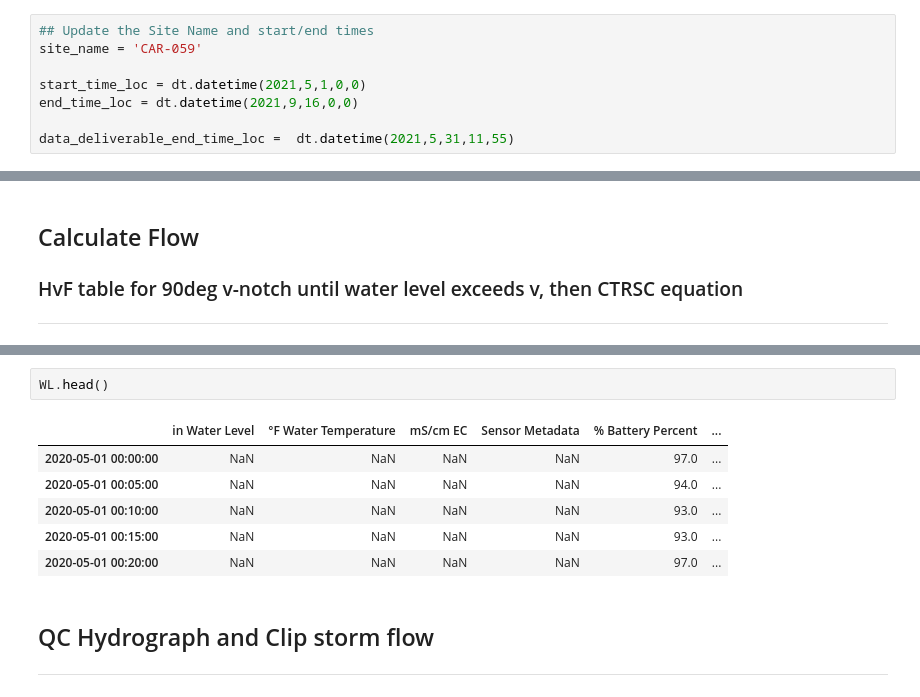
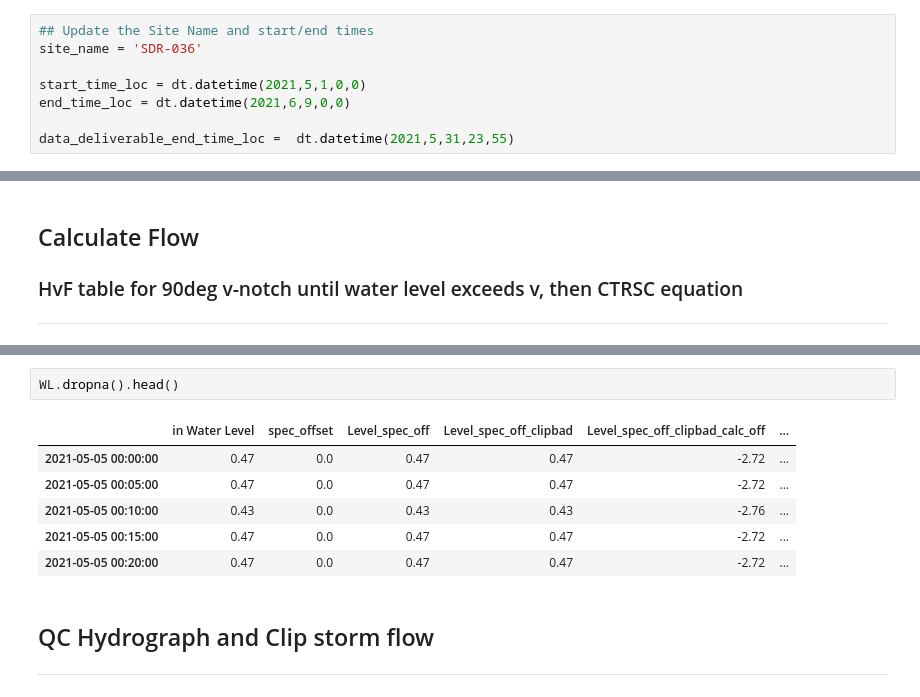
Before and after one commit to 5025-Main/2021_County_LowFlow, a Jupyter notebook: Python_code/2021 Low Flow Data Processing.ipynb, the cells around one changed output, grey strips where cells are left out. Cells and saved outputs as stored; diff of their text form.

Commit message:
May op plan sites done

```diff
--- a/Python_code/2021 Low Flow Data Processing.ipynb
+++ b/Python_code/2021 Low Flow Data Processing.ipynb
@@ -80,12 +80,12 @@ All modules imported. Let's go!
 ***
 # %%
 ## Update the Site Name and start/end times
-site_name = 'CAR-059'
+site_name = 'SDR-036'
 
 start_time_loc = dt.datetime(2021,5,1,0,0)
-end_time_loc = dt.datetime(2021,9,16,0,0)
+end_time_loc = dt.datetime(2021,6,9,0,0)
 
-data_deliverable_end_time_loc =  dt.datetime(2021,5,31,11,55)
+data_deliverable_end_time_loc =  dt.datetime(2021,5,31,23,55)
 # %% [markdown]
 ## Water Level Data
 ***
@@ -348,12 +450,12 @@ else:
 # %%
-WL.head()
+WL.dropna().head()
 # %% [output]
-|  | in Water Level | °F Water Temperature | mS/cm EC | Sensor Metadata | % Battery Percent | ... |
-| 2020-05-01 00:00:00 | NaN | NaN | NaN | NaN | 97.0 | ... |
-| 2020-05-01 00:05:00 | NaN | NaN | NaN | NaN | 94.0 | ... |
-| 2020-05-01 00:10:00 | NaN | NaN | NaN | NaN | 93.0 | ... |
-| 2020-05-01 00:15:00 | NaN | NaN | NaN | NaN | 93.0 | ... |
-| 2020-05-01 00:20:00 | NaN | NaN | NaN | NaN | 97.0 | ... |
+|  | in Water Level | spec_offset | Level_spec_off | Level_spec_off_clipbad | Level_spec_off_clipbad_calc_off | ... |
+| 2021-05-05 00:00:00 | 0.47 | 0.0 | 0.47 | 0.47 | -2.72 | ... |
+| 2021-05-05 00:05:00 | 0.47 | 0.0 | 0.47 | 0.47 | -2.72 | ... |
+| 2021-05-05 00:10:00 | 0.43 | 0.0 | 0.43 | 0.43 | -2.76 | ... |
+| 2021-05-05 00:15:00 | 0.47 | 0.0 | 0.47 | 0.47 | -2.72 | ... |
+| 2021-05-05 00:20:00 | 0.47 | 0.0 | 0.47 | 0.47 | -2.72 | ... |
 # %% [markdown]
 ## QC Hydrograph and Clip storm flow
 ***
```
Also changed, not shown: parts of 19 cells of this notebook, 44 other files.
